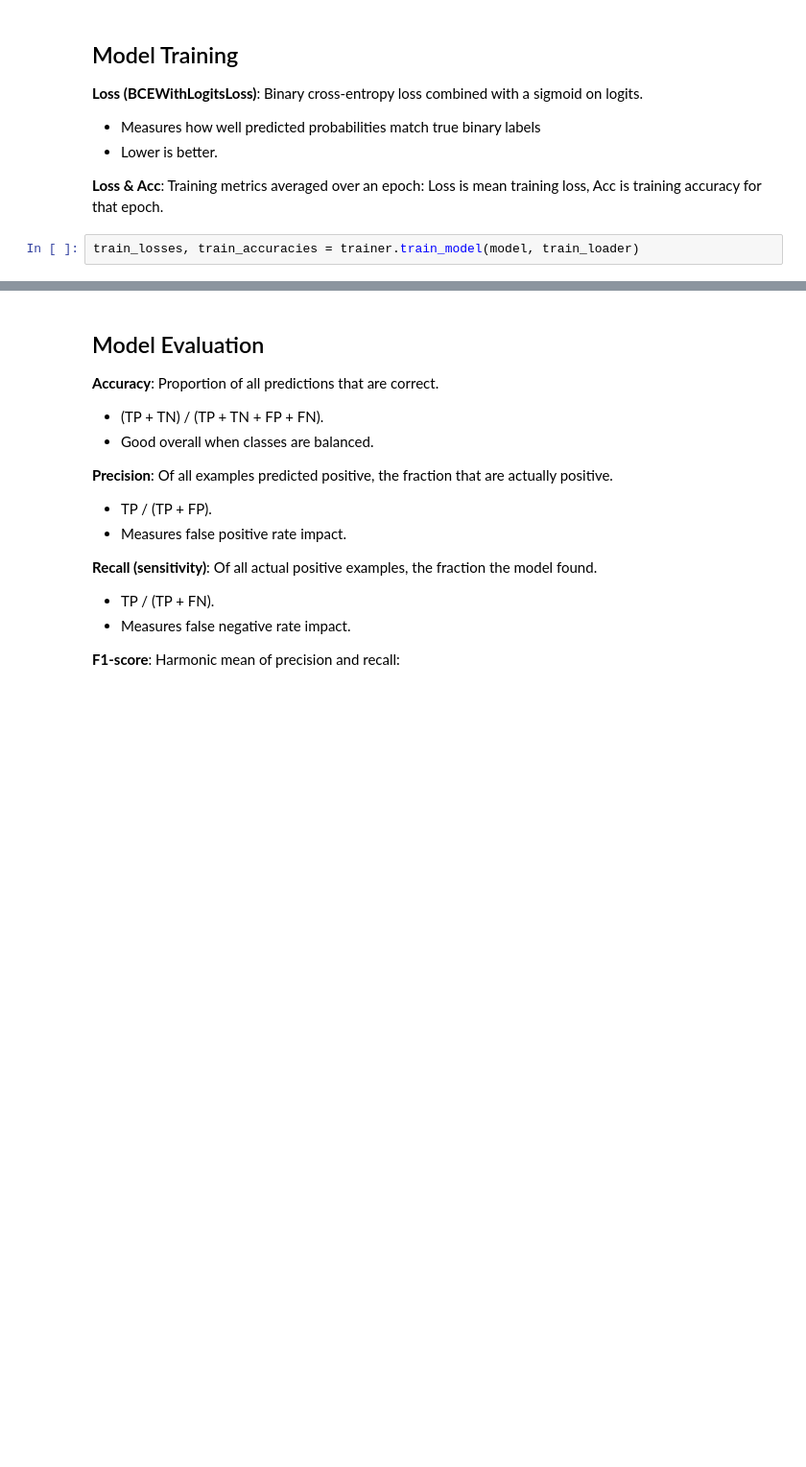
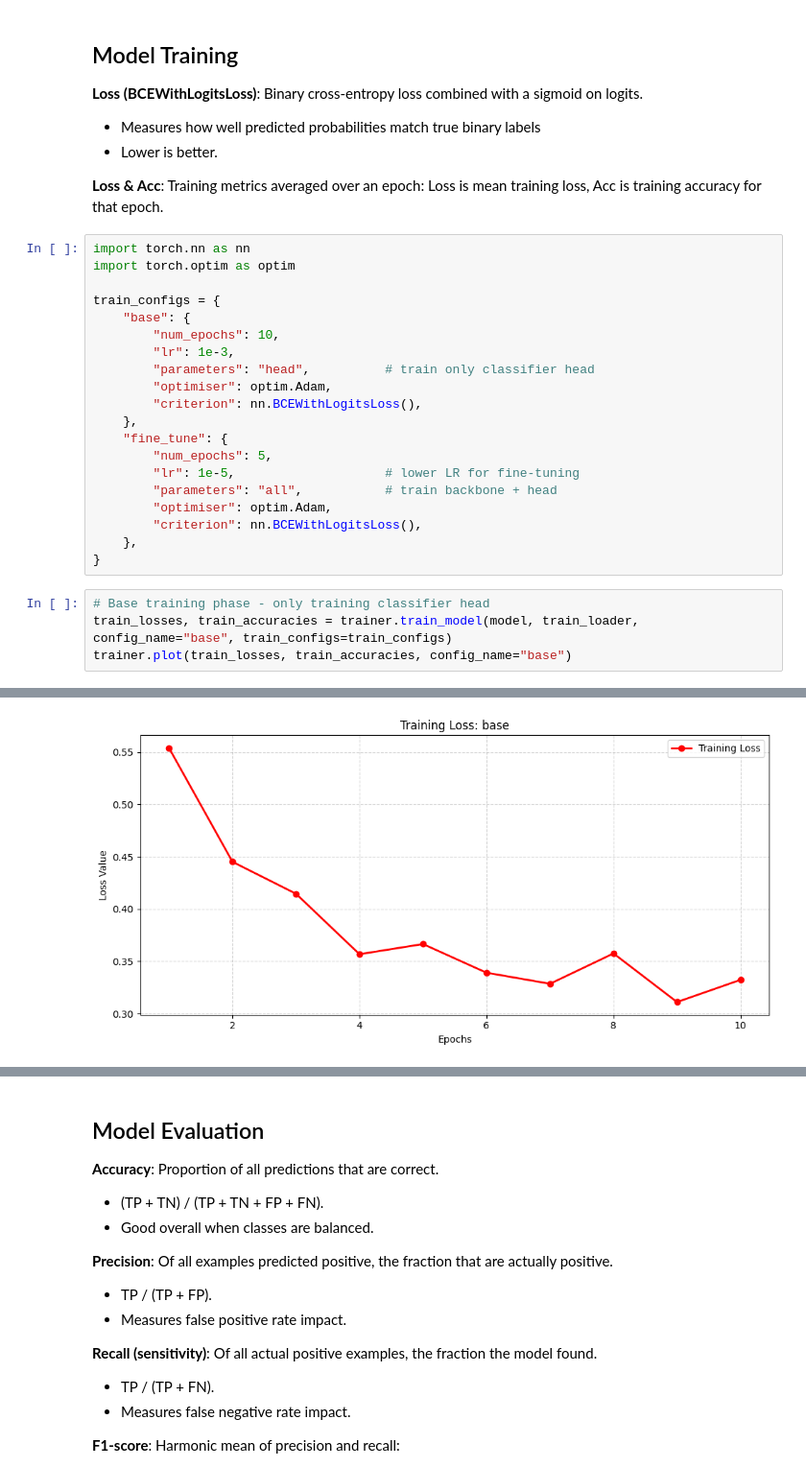
Before and after one commit to Mark-McNaught/ms-machine-learning-diagnosis, a Jupyter notebook: src/notebooks/Base-ResNet18-Model.ipynb, the cells around one changed output, grey strips where cells are left out. Shown at 96% size. Cells and saved outputs as stored; diff of their text form; blank space fills up the shorter version.

```diff
--- a/src/notebooks/Base-ResNet18-Model.ipynb
+++ b/src/notebooks/Base-ResNet18-Model.ipynb
@@ -65,6 +65,28 @@ get_model()>>>
 - Lower is better.<br>
 
 **Loss & Acc**: Training metrics averaged over an epoch: Loss is mean training loss, Acc is training accuracy for that epoch.<br>
+# %%
+import torch.nn as nn
+import torch.optim as optim
+
+train_configs = {
+    "base": {
+        "num_epochs": 10,
+        "lr": 1e-3,
+        "parameters": "head",          # train only classifier head
+        "optimiser": optim.Adam,
+        "criterion": nn.BCEWithLogitsLoss(),
+    },
+    "fine_tune": {
+        "num_epochs": 5,
+        "lr": 1e-5,                    # lower LR for fine-tuning
+        "parameters": "all",           # train backbone + head
+        "optimiser": optim.Adam,
+        "criterion": nn.BCEWithLogitsLoss(),
+    },
+}
 # %%
-train_losses, train_accuracies = trainer.train_model(model, train_loader)
+# Base training phase - only training classifier head
+train_losses, train_accuracies = trainer.train_model(model, train_loader, config_name="base", train_configs=train_configs)
+trainer.plot(train_losses, train_accuracies, config_name="base")
 # %% [output]
@@ -85,0 +103 @@ Epoch 15/15 - Loss: 0.2964 - Acc: 0.8728
+[figure, added]
```
Also changed, not shown: parts of 5 cells of this notebook, 6 other files.
